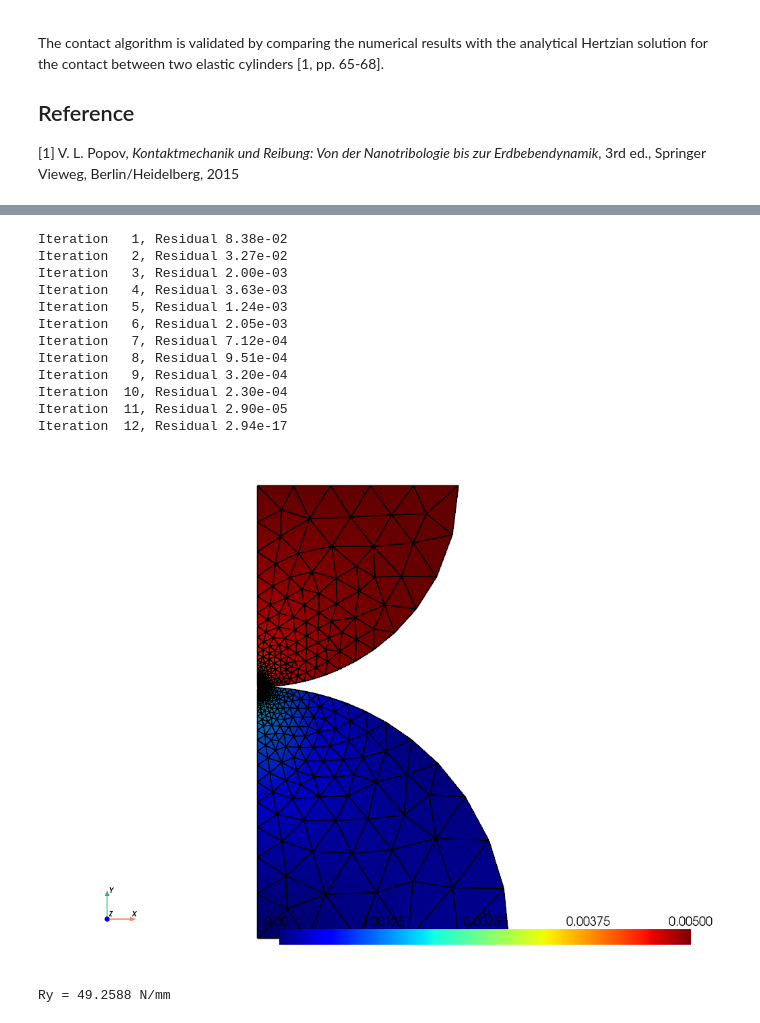
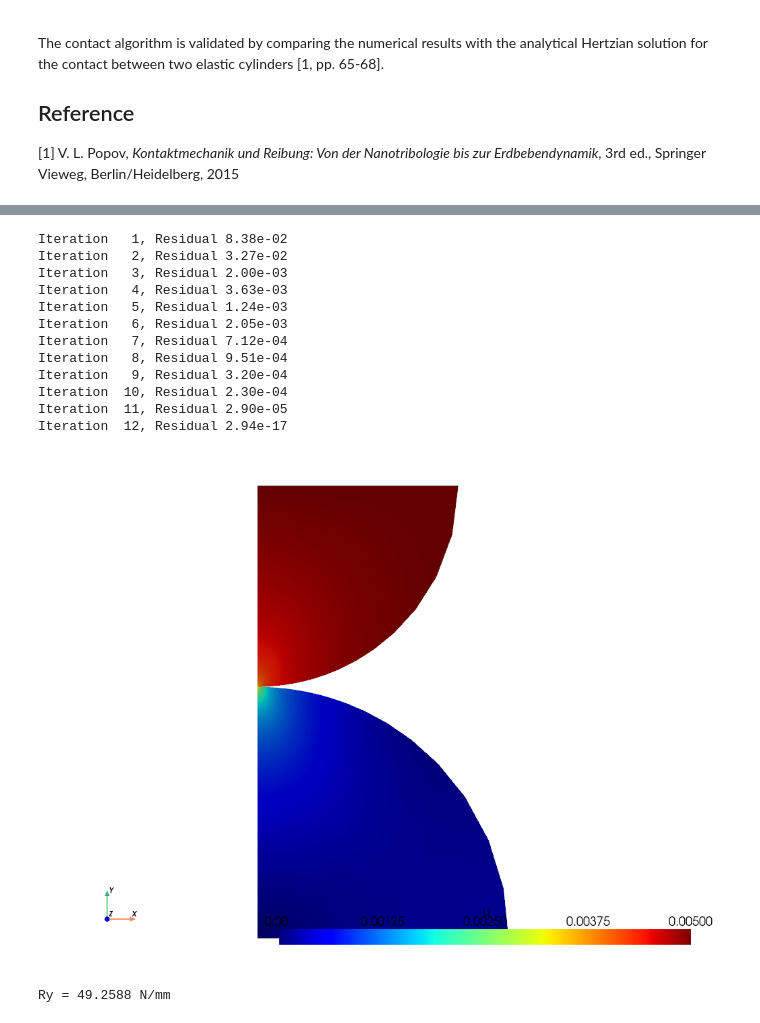
Before and after one commit to course-mb21/validation, a Jupyter notebook: contact_hertz.ipynb, the cells around one changed output, grey strips where cells are left out. Drawn from its saved outputs; the diff is of its cells as text; code cells hidden in the pictures.

```diff
--- a/contact_hertz.ipynb
+++ b/contact_hertz.ipynb
@@ -406,35 +406,35 @@ for i in range(max_iter):
 
     du.x.array[:] = 0.0
     solver.setOperators(A)
     solver.solve(rhs, du.x.petsc_vec)
 
     residual = np.linalg.norm(du.x.array)
     uh.x.array[:] += du.x.array
 
     print(f"Iteration {i+1:3d}, Residual {residual:.2e}")
 
     if residual < tol:
         break
 
 R.destroy()
 A.destroy()
 solver.destroy()
 
-viskex.dolfinx.plot_vector_field(uh, name="u", warp_factor=1.0)
+viskex.dolfinx.plot_vector_field(uh, name="u", warp_factor=1.0, show_edges=False)
 # %% [output]
 Iteration   1, Residual 8.38e-02
 Iteration   2, Residual 3.27e-02
 Iteration   3, Residual 2.00e-03
 Iteration   4, Residual 3.63e-03
 Iteration   5, Residual 1.24e-03
 Iteration   6, Residual 2.05e-03
 Iteration   7, Residual 7.12e-04
 Iteration   8, Residual 9.51e-04
 Iteration   9, Residual 3.20e-04
 Iteration  10, Residual 2.30e-04
 Iteration  11, Residual 2.90e-05
 Iteration  12, Residual 2.94e-17
-[figure, old version]
+[figure, new version]
 # %%
 # Contact pressure
 boundary_cells = np.array(
```
Also changed, not shown: parts of 1 cell of this notebook, 1 other file.
